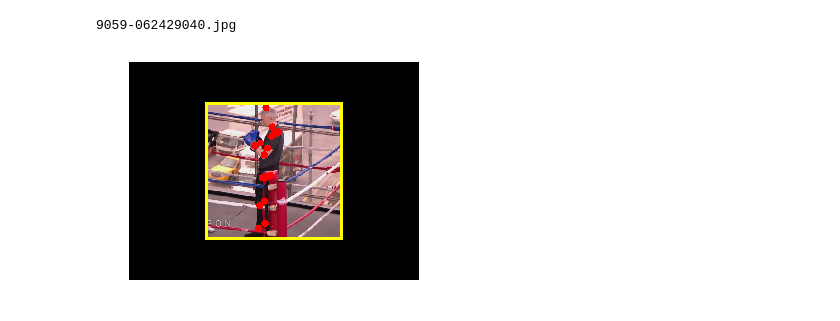
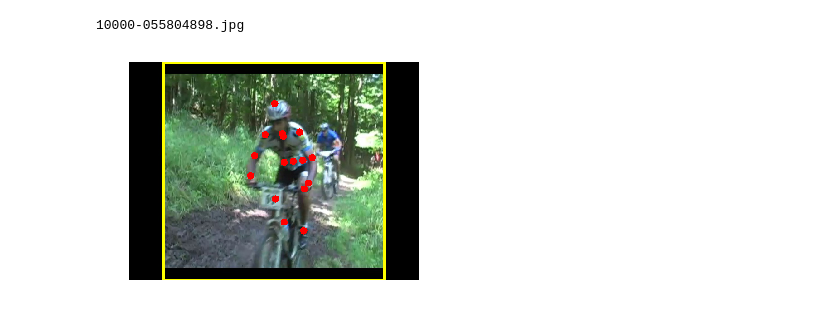
Before and after one commit to s1023030/FCN-tensorflow, a Jupyter notebook: Data_display_after_preprocessing.ipynb, the cells around one changed output. Cells and saved outputs as stored; diff of their text form; code cells hidden in the pictures.

```diff
--- a/Data_display_after_preprocessing.ipynb
+++ b/Data_display_after_preprocessing.ipynb
@@ -9,27 +8,26 @@ import cv2
 dir_path='mpii_human_pose_v1\\output_images\\'
 # %%
 raw_datas= open('train_data\\new_data.json').readlines()
-data=json.loads(raw_datas[9059].strip())
+data=json.loads(raw_datas[10000].strip())
 # %%
 print(data['filename'])
 img = cv2.imread(dir_path+data['filename'])
-height, width, channels = img.shape
 joints_pos=data['joint_pos']
 for joint in joints_pos:
     x=int(joints_pos[str(joint)][0])
     y=int(joints_pos[str(joint)][1])
     cv2.circle(img,(x,y), 8, (0,0,255), -1)
 side=data['scale']*200*1.1
 left_top_X=int(data['objpos'][0]-(side/2))
 left_top_Y=int(data['objpos'][1]-(side/2))
 right_down_X=min(width,left_top_X+int(side))
 right_down_Y=min(height,left_top_Y+int(side))
 left_top_X=max(0,left_top_X)
 left_top_Y=max(0,left_top_Y)
 cv2.rectangle(img,(left_top_X,left_top_Y),(right_down_X,right_down_Y),(0,255,255),5)
 plt.axis("off")
 plt.imshow(cv2.cvtColor(img, cv2.COLOR_BGR2RGB))
 plt.show()
 # %% [output]
-9059-062429040.jpg
+10000-055804898.jpg
-[figure, old version]
+[figure, new version]
```
Also changed, not shown: parts of 1 cell of this notebook, 5 other files.
